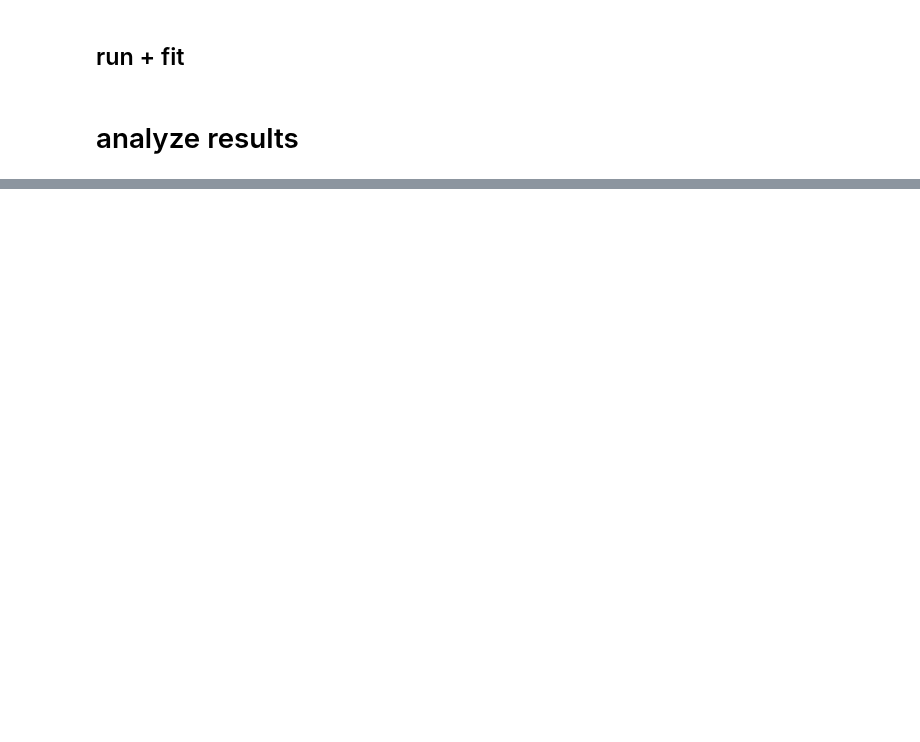
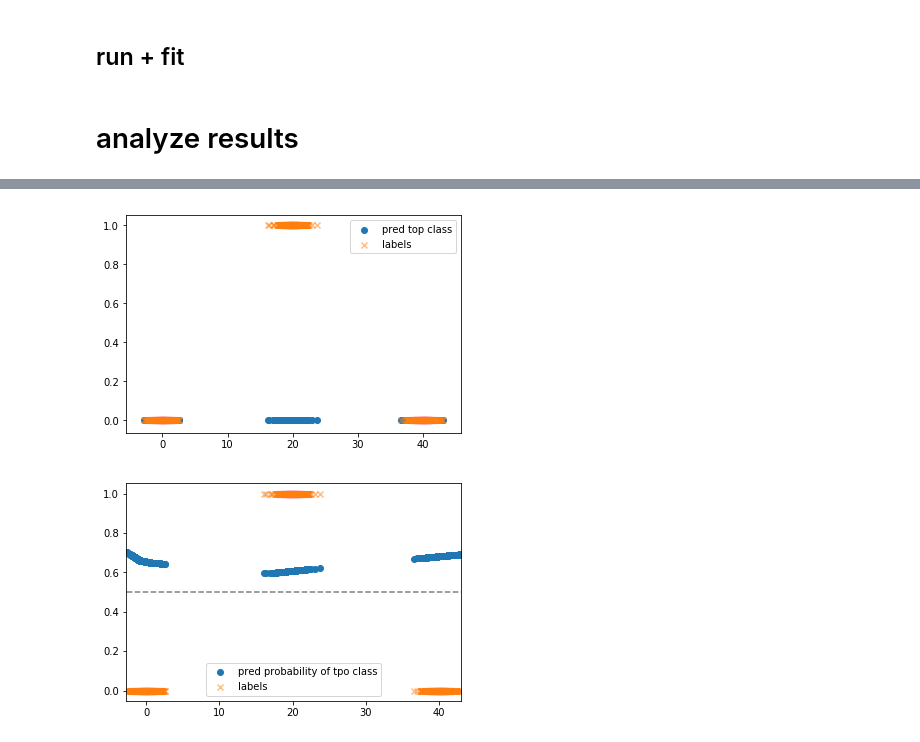
Before and after one commit to csinva/dnn-experiments, a Jupyter notebook: eda/nn_1d.ipynb, the cells around one changed output, grey strips where cells are left out. Cells and saved outputs as stored; diff of their text form; code cells hidden in the pictures; blank space fills up the shorter version.

```diff
--- a/eda/nn_1d.ipynb
+++ b/eda/nn_1d.ipynb
@@ -132,0 +142,17 @@ for name, param in weights[max(weights.keys())]:
+# %%
+# plot predictions
+preds = y_pred.data.numpy()
+plt.scatter(X, np.argmax(preds, axis=1), label='pred top class')
+plt.scatter(X, np.argmax(y, axis=-1), label='labels', alpha=0.5, marker='x')
+plt.legend()
+plt.show()
+
+plt.scatter(X, np.max(preds, axis=1), label='pred probability of tpo class')
+plt.scatter(X, np.argmax(y, axis=-1), label='labels', alpha=0.5, marker='x')
+plt.plot([-1000, 1000], [.5, .5], '--', color='gray')
+plt.xlim([np.min(X), np.max(X)])
+plt.legend()
+plt.show()
+# %% [output]
+[figure, added]
+[figure, added]
```
Also changed, not shown: parts of 6 cells of this notebook.
